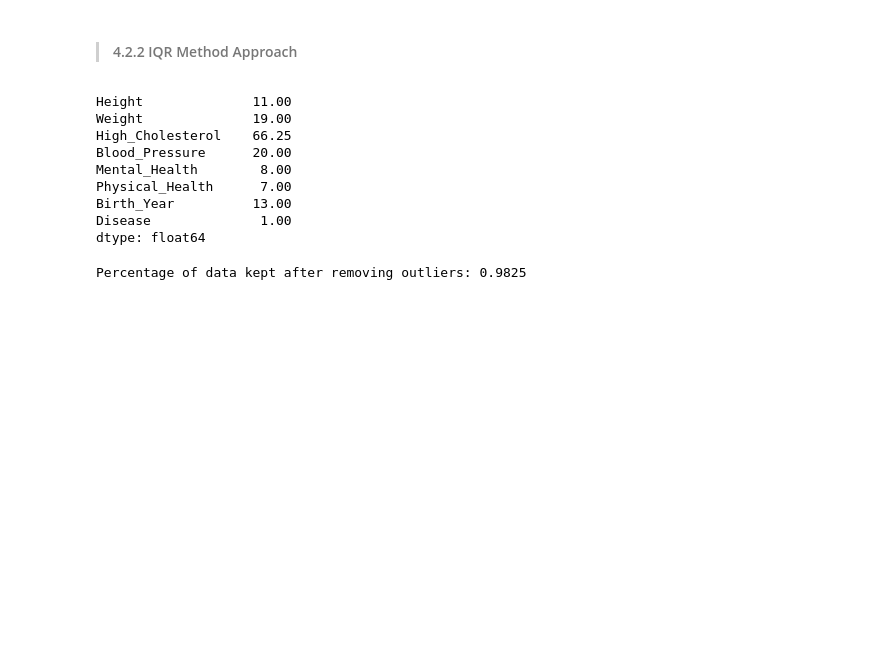
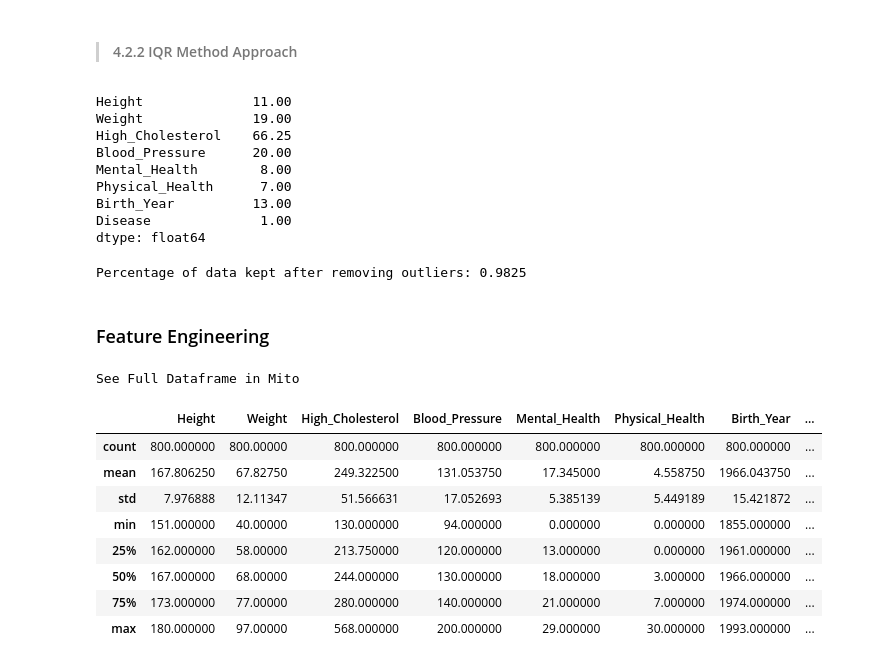
Before and after one commit to Danielfranco7/sharing-github, a Jupyter notebook: The Smith Parasite - Data Description.ipynb, the cells around one changed output. Drawn from its saved outputs; the diff is of its cells as text; code cells hidden in the pictures; blank space fills up the shorter version.

```diff
--- a/The Smith Parasite - Data Description.ipynb
+++ b/The Smith Parasite - Data Description.ipynb
@@ -527,3 +545,18 @@ print('Percentage of data kept after removing outliers:', np.round(train_data_22
 Percentage of data kept after removing outliers: 0.9825
 # %%
 #FAZER AQUI A REMOçÃO DOS DUPLICADOS
+# %% [markdown]
+### Feature Engineering
+# %%
+train_data.describe()
+# %% [output]
+See Full Dataframe in Mito
+|  | Height | Weight | High_Cholesterol | Blood_Pressure | Mental_Health | Physical_Health | Birth_Year | ... |
+| count | 800.000000 | 800.00000 | 800.000000 | 800.000000 | 800.000000 | 800.000000 | 800.000000 | ... |
+| mean | 167.806250 | 67.82750 | 249.322500 | 131.053750 | 17.345000 | 4.558750 | 1966.043750 | ... |
+| std | 7.976888 | 12.11347 | 51.566631 | 17.052693 | 5.385139 | 5.449189 | 15.421872 | ... |
+| min | 151.000000 | 40.00000 | 130.000000 | 94.000000 | 0.000000 | 0.000000 | 1855.000000 | ... |
+| 25% | 162.000000 | 58.00000 | 213.750000 | 120.000000 | 13.000000 | 0.000000 | 1961.000000 | ... |
+| 50% | 167.000000 | 68.00000 | 244.000000 | 130.000000 | 18.000000 | 3.000000 | 1966.000000 | ... |
+| 75% | 173.000000 | 77.00000 | 280.000000 | 140.000000 | 21.000000 | 7.000000 | 1974.000000 | ... |
+| max | 180.000000 | 97.00000 | 568.000000 | 200.000000 | 29.000000 | 30.000000 | 1993.000000 | ... |
```
Also changed, not shown: parts of 8 cells of this notebook.
